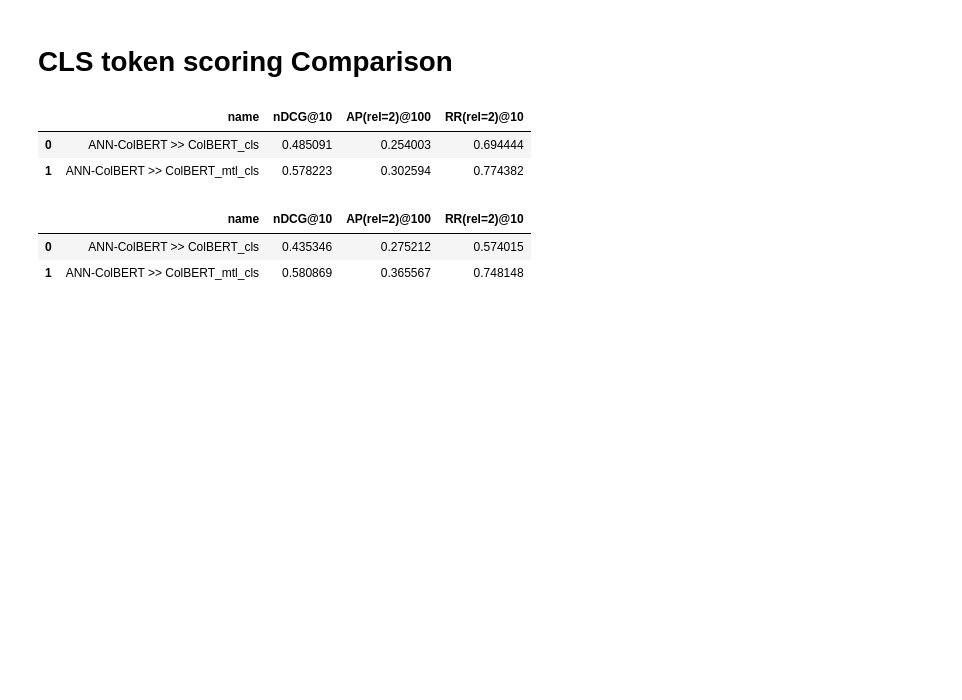
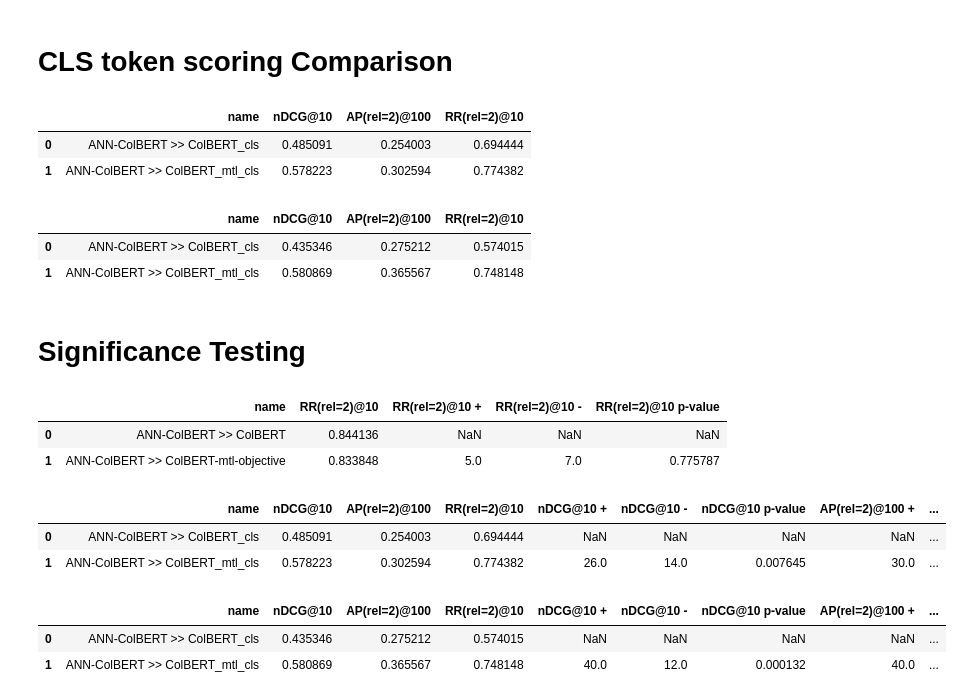
Before and after one commit to hammadkhann/Effective-CLS-Token-Representation-for-ColBERT-A-Step-Towards-Reducing-the-Storage-Cost, a Jupyter notebook: Neural_Reranking(RD3).ipynb, the cells around one changed output. Cells and saved outputs as stored; diff of their text form; code cells hidden in the pictures; blank space fills up the shorter version.

```diff
--- a/Neural_Reranking(RD3).ipynb
+++ b/Neural_Reranking(RD3).ipynb
@@ -480,3 +480,47 @@ pt.Experiment(
 |  | name | nDCG@10 | AP(rel=2)@100 | RR(rel=2)@10 |
 | 0 | ANN-ColBERT >> ColBERT_cls | 0.435346 | 0.275212 | 0.574015 |
 | 1 | ANN-ColBERT >> ColBERT_mtl_cls | 0.580869 | 0.365567 | 0.748148 |
+# %% [markdown]
+# **Significance Testing**
+# %%
+pt.Experiment(
+    [colbert_pipeline_ann_2020, mtl_pipeline_ann_2020],
+    pt.get_dataset('msmarco_passage').get_topics('test-2020'),
+    pt.get_dataset('msmarco_passage').get_qrels('test-2020'),
+    filter_by_qrels=True,
+    names=['ANN-ColBERT >> ColBERT', 'ANN-ColBERT >> ColBERT-mtl-objective'],
+    eval_metrics= [RR(rel=2)@10],
+    baseline=0
+)
+# %% [output]
+|  | name | RR(rel=2)@10 | RR(rel=2)@10 + | RR(rel=2)@10 - | RR(rel=2)@10 p-value |
+| 0 | ANN-ColBERT >> ColBERT | 0.844136 | NaN | NaN | NaN |
+| 1 | ANN-ColBERT >> ColBERT-mtl-objective | 0.833848 | 5.0 | 7.0 | 0.775787 |
+# %%
+pt.Experiment(
+    [colbert_cls_score_2019, mtl_cls_score_2019],
+    pt.get_dataset('msmarco_passage').get_topics('test-2019'),
+    pt.get_dataset('msmarco_passage').get_qrels('test-2019'),
+    filter_by_qrels=True,
+    names=['ANN-ColBERT >> ColBERT_cls', 'ANN-ColBERT >> ColBERT_mtl_cls'],
+    eval_metrics= [nDCG@10, AP(rel=2)@100, RR(rel=2)@10],
+    baseline=0
+)
+# %% [output]
+|  | name | nDCG@10 | AP(rel=2)@100 | RR(rel=2)@10 | nDCG@10 + | nDCG@10 - | nDCG@10 p-value | AP(rel=2)@100 + | ... |
+| 0 | ANN-ColBERT >> ColBERT_cls | 0.485091 | 0.254003 | 0.694444 | NaN | NaN | NaN | NaN | ... |
+| 1 | ANN-ColBERT >> ColBERT_mtl_cls | 0.578223 | 0.302594 | 0.774382 | 26.0 | 14.0 | 0.007645 | 30.0 | ... |
+# %%
+pt.Experiment(
+    [colbert_cls_score_2020, mtl_cls_score_2020],
+    pt.get_dataset('msmarco_passage').get_topics('test-2020'),
+    pt.get_dataset('msmarco_passage').get_qrels('test-2020'),
+    filter_by_qrels=True,
+    names=['ANN-ColBERT >> ColBERT_cls', 'ANN-ColBERT >> ColBERT_mtl_cls'],
+    eval_metrics= [nDCG@10, AP(rel=2)@100, RR(rel=2)@10],
+    baseline=0
+)
+# %% [output]
+|  | name | nDCG@10 | AP(rel=2)@100 | RR(rel=2)@10 | nDCG@10 + | nDCG@10 - | nDCG@10 p-value | AP(rel=2)@100 + | ... |
+| 0 | ANN-ColBERT >> ColBERT_cls | 0.435346 | 0.275212 | 0.574015 | NaN | NaN | NaN | NaN | ... |
+| 1 | ANN-ColBERT >> ColBERT_mtl_cls | 0.580869 | 0.365567 | 0.748148 | 40.0 | 12.0 | 0.000132 | 40.0 | ... |
```
Also changed, not shown: parts of 7 cells of this notebook.
